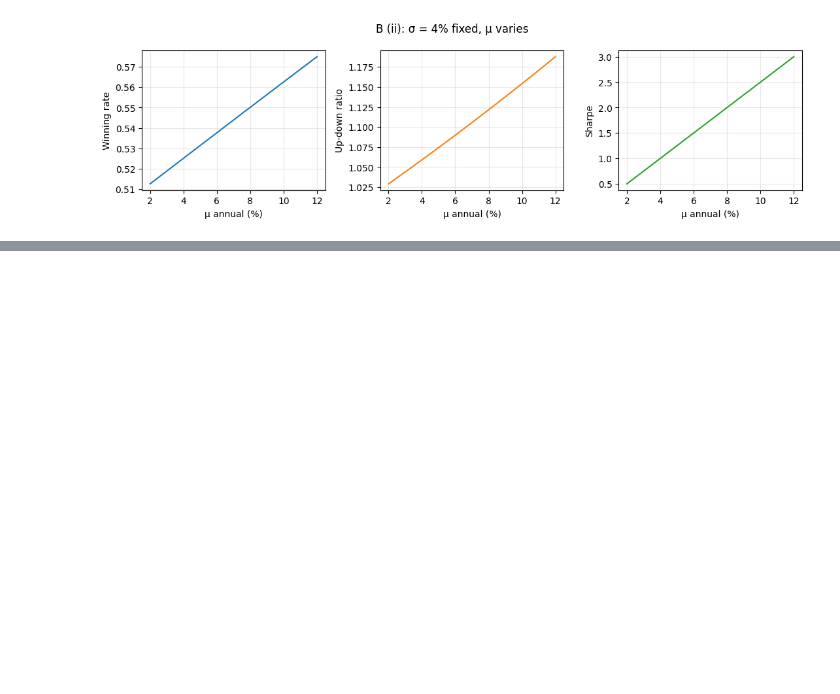
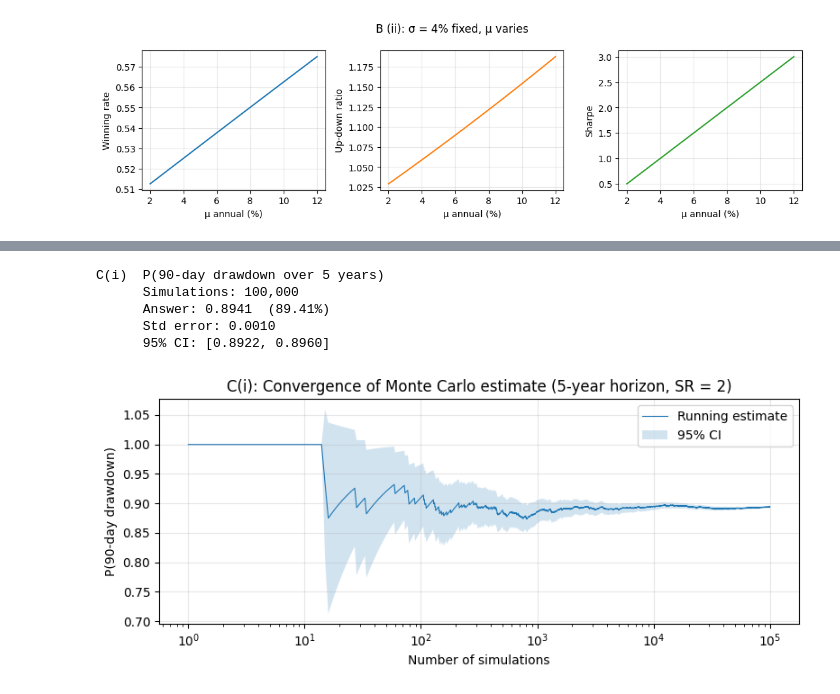
Before and after one commit to Nikhilesh-B/HW-Spring-2026, a Jupyter notebook: QIM/HW4/Homework4.ipynb, the cells around one changed output, grey strips where cells are left out. Drawn from its saved outputs; the diff is of its cells as text; code cells hidden in the pictures; blank space fills up the shorter version.

```diff
--- a/QIM/HW4/Homework4.ipynb
+++ b/QIM/HW4/Homework4.ipynb
@@ -296,0 +352,39 @@ I am confused here.
+# %%
+max_streak_5y = simulate_max_drawdown_duration(0.08, 0.04, n_years=5, n_sims=100_000, seed=42)
+
+p_90 = np.mean(max_streak_5y >= 90)
+se_90 = np.sqrt(p_90 * (1 - p_90) / len(max_streak_5y))
+
+print("C(i)  P(90-day drawdown over 5 years)")
+print(f"      Simulations: {len(max_streak_5y):,}")
+print(f"      Answer: {p_90:.4f}  ({100*p_90:.2f}%)")
+print(f"      Std error: {se_90:.4f}")
+print(f"      95% CI: [{p_90 - 1.96*se_90:.4f}, {p_90 + 1.96*se_90:.4f}]")
+
+# Convergence plot
+has_90 = (max_streak_5y >= 90).astype(float)
+ns = np.arange(1, len(has_90) + 1)
+running_mean = np.cumsum(has_90) / ns
+running_se = np.sqrt(running_mean * (1 - running_mean) / ns)
+
+fig, ax = plt.subplots(figsize=(8, 3.5))
+ax.plot(ns, running_mean, linewidth=0.8, label="Running estimate")
+ax.fill_between(ns,
+                running_mean - 1.96 * running_se,
+                running_mean + 1.96 * running_se,
+                alpha=0.2, label="95% CI")
+ax.set_xlabel("Number of simulations")
+ax.set_ylabel("P(90-day drawdown)")
+ax.set_title("C(i): Convergence of Monte Carlo estimate (5-year horizon, SR = 2)")
+ax.set_xscale("log")
+ax.legend()
+ax.grid(True, alpha=0.3)
+fig.tight_layout()
+plt.show()
+# %% [output]
+C(i)  P(90-day drawdown over 5 years)
+      Simulations: 100,000
+      Answer: 0.8941  (89.41%)
+      Std error: 0.0010
+      95% CI: [0.8922, 0.8960]
+[figure, added]
```
Also changed, not shown: parts of 14 cells of this notebook.
